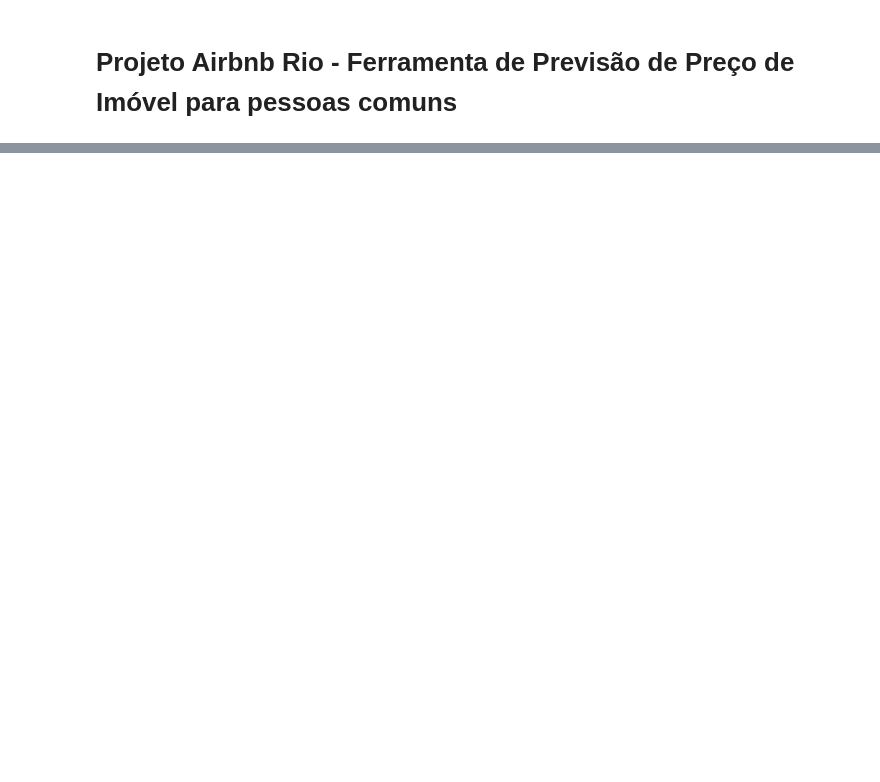
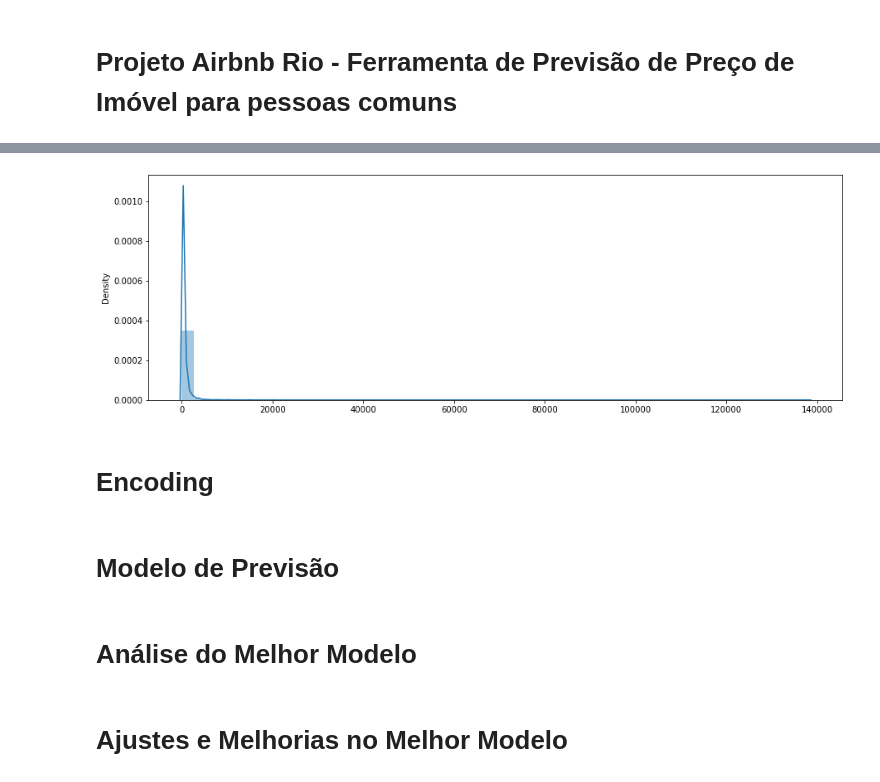
Before and after one commit to Carolinefcg/Python_Fundamentals, a Jupyter notebook: 3. Projeto DS - Airbnb Rio.ipynb, the cells around one changed output, grey strips where cells are left out. Drawn from its saved outputs; the diff is of its cells as text; code cells hidden in the pictures; blank space fills up the shorter version.

```diff
--- a/3. Projeto DS - Airbnb Rio.ipynb
+++ b/3. Projeto DS - Airbnb Rio.ipynb
@@ -111,0 +354,12 @@ teste3.head(3)
+# %%
+histogramas(base_airbnb['price'])
+# %% [output]
+[figure, added]
+# %% [markdown]
+# Encoding
+# %% [markdown]
+# Modelo de Previsão
+# %% [markdown]
+# Análise do Melhor Modelo
+# %% [markdown]
+# Ajustes e Melhorias no Melhor Modelo
```
Also changed, not shown: parts of 54 cells of this notebook.
